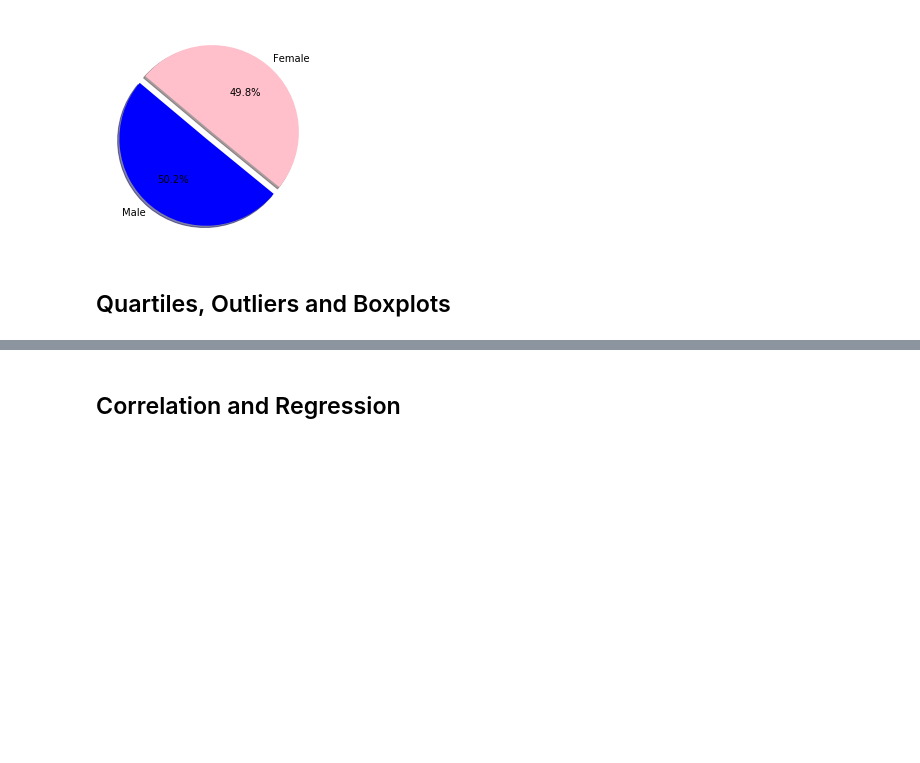
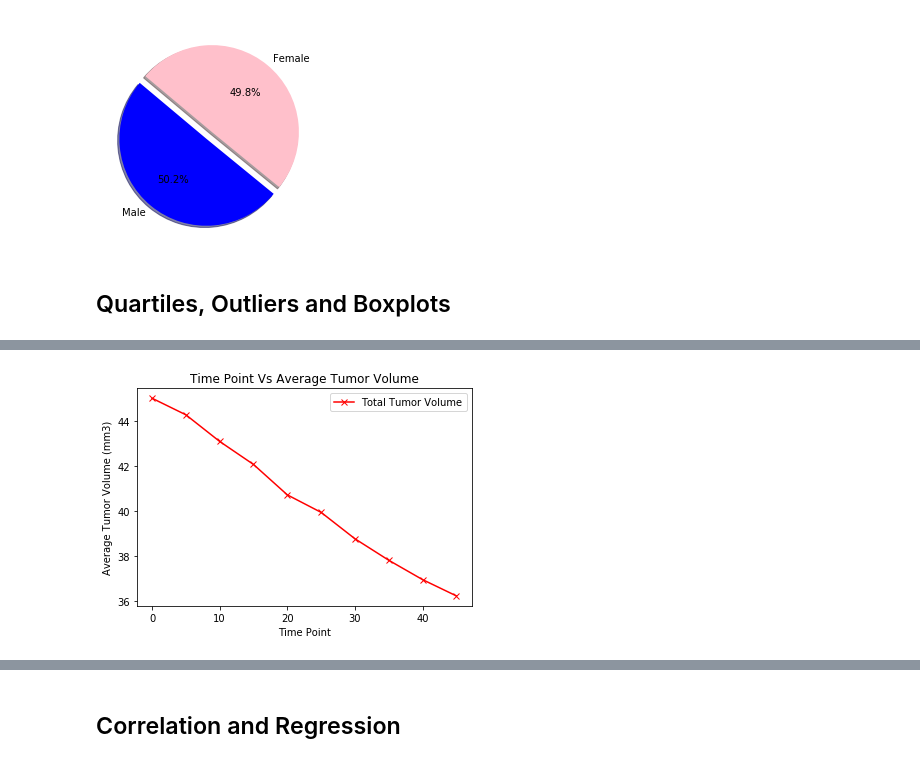
Before and after one commit to DanielDesmondUCD/matplotlib, a Jupyter notebook: Desktop/matplotlibhw/Pymaceuticals/pymaceuticals_starter.ipynb, the cells around one changed output, grey strips where cells are left out. Drawn from its saved outputs; the diff is of its cells as text; code cells hidden in the pictures; blank space fills up the shorter version.

```diff
--- a/Desktop/matplotlibhw/Pymaceuticals/pymaceuticals_starter.ipynb
+++ b/Desktop/matplotlibhw/Pymaceuticals/pymaceuticals_starter.ipynb
@@ -240,0 +268,22 @@ tumor_vol = []
+# %%
+###LINE AND SCATTER PLOTS
+
+
+tumorgrowth = cleandata[(cleandata["Drug Regimen"] == "Capomulin") & (cleandata["Mouse ID"])]
+tumorgrowth = tumorgrowth.groupby(["Drug Regimen", "Timepoint"])
+tumorgrowth_df = tumorgrowth["Tumor Volume (mm3)"].mean().to_frame()
+tumor_index = tumorgrowth_df.unstack(0)
+tumor_plot = tumor_index["Tumor Volume (mm3)"]
+
+xaxis = [0,5,10,15,20,25,30,35,40,45]
+plt.figure()
+tumorTotal, = plt.plot(xaxis, tumor_plot["Capomulin"], marker= "x", color="red", label="Total Tumor Volume" )
+plt.legend(handles=[tumorTotal], loc="best")
+plt.title("Time Point Vs Average Tumor Volume")
+
+plt.xlabel("Time Point")
+plt.ylabel("Average Tumor Volume (mm3)")
+
+plt.show()
+# %% [output]
+[figure, added]
```
Also changed, not shown: parts of 10 cells of this notebook.
